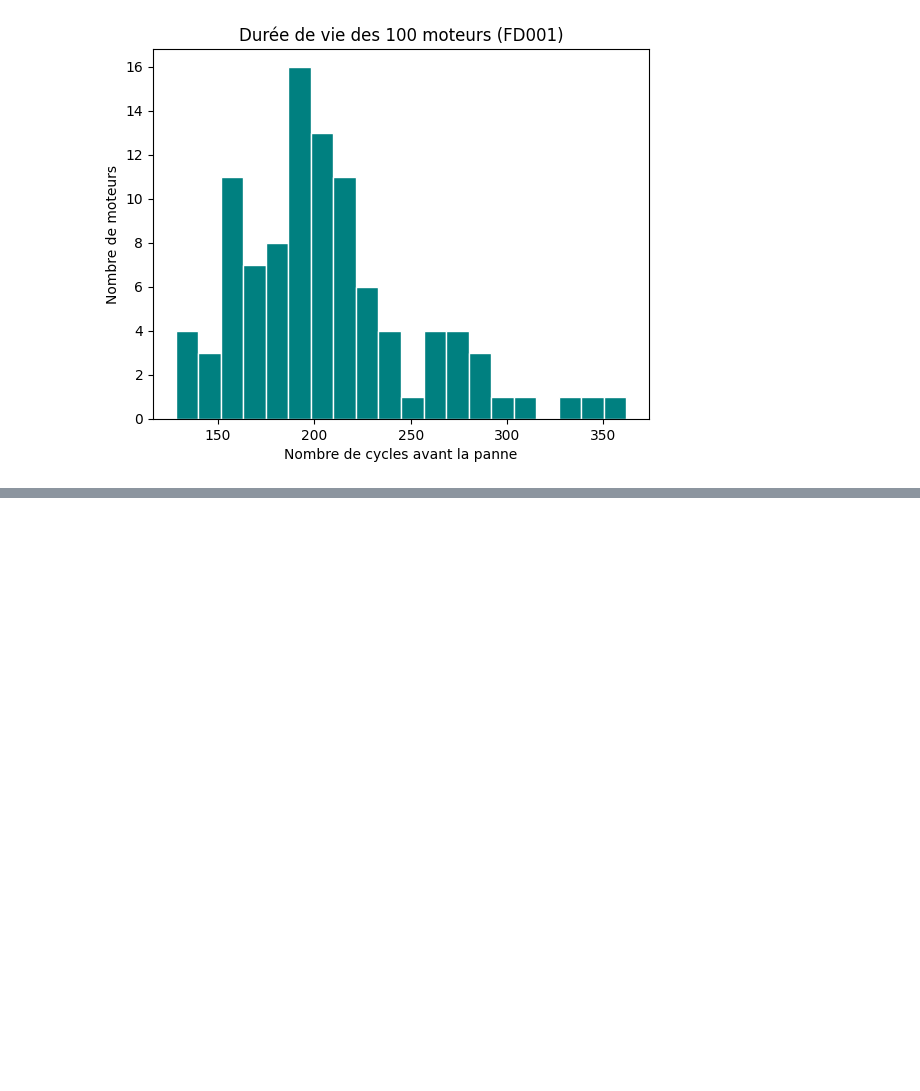
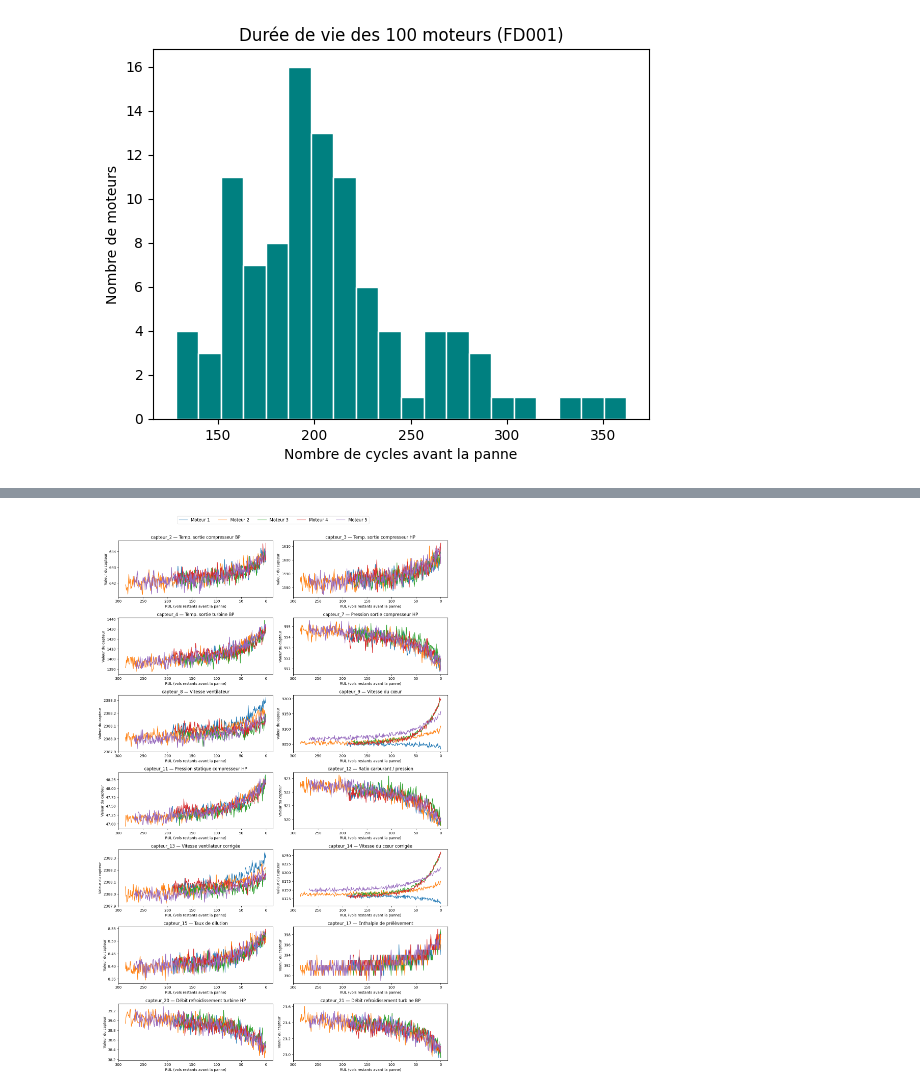
Before and after one commit to Bousara/turbofan-predictive-maintenance, a Jupyter notebook: notebooks/01_exploration.ipynb, the cells around one changed output, grey strips where cells are left out. Cells and saved outputs as stored; diff of their text form; code cells hidden in the pictures; blank space fills up the shorter version.

Commit message:
Exploration : capteurs inutiles, courbes, corrélations

```diff
--- a/notebooks/01_exploration.ipynb
+++ b/notebooks/01_exploration.ipynb
@@ -101,3 +102,8 @@ plt.title("Durée de vie des 100 moteurs (FD001)")
 plt.show()
 # %% [output]
 [figure]
+# %%
+capteurs = [f"capteur_{i}" for i in range(1, 22)]
+
+ecarts = train[capteurs].std().sort_values()
+print(ecarts)
@@ -103,0 +128,6 @@ plt.show()
+# %%
+a_retirer = ["capteur_1", "capteur_5", "capteur_6", "capteur_10",
+             "capteur_16", "capteur_18", "capteur_19"]
+
+capteurs_utiles = [c for c in capteurs if c not in a_retirer]
+print(len(capteurs_utiles), "capteurs gardés :", capteurs_utiles)
@@ -103,0 +172,29 @@ plt.show()
+# %%
+noms = {
+    "capteur_2": "Temp. sortie compresseur BP", "capteur_3": "Temp. sortie compresseur HP",
+    "capteur_4": "Temp. sortie turbine BP", "capteur_7": "Pression sortie compresseur HP",
+    "capteur_8": "Vitesse ventilateur", "capteur_9": "Vitesse du cœur",
+    "capteur_11": "Pression statique compresseur HP", "capteur_12": "Ratio carburant / pression",
+    "capteur_13": "Vitesse ventilateur corrigée", "capteur_14": "Vitesse du cœur corrigée",
+    "capteur_15": "Taux de dilution", "capteur_17": "Enthalpie de prélèvement",
+    "capteur_20": "Débit refroidissement turbine HP", "capteur_21": "Débit refroidissement turbine BP",
+}
+
+fig, axes = plt.subplots(7, 2, figsize=(14, 22))
+
+for ax, capteur in zip(axes.flatten(), capteurs_utiles):
+    for m in [1, 2, 3, 4, 5]:
+        donnees = train[train["moteur"] == m]
+        ax.plot(donnees["RUL"], donnees[capteur], label=f"Moteur {m}")
+    ax.set_title(f"{capteur} — {noms[capteur]}")
+    ax.set_xlabel("RUL (vols restants avant la panne)")
+    ax.set_ylabel("Valeur du capteur")
+    ax.invert_xaxis()
+
+handles, labels = axes[0, 0].get_legend_handles_labels()
+fig.legend(handles, labels, loc="upper center", ncol=5, fontsize=12)
+
+plt.tight_layout(rect=[0, 0, 1, 0.97])
+plt.show()
+# %% [output]
+[figure, added]
```
Also changed, not shown: parts of 7 cells of this notebook.
